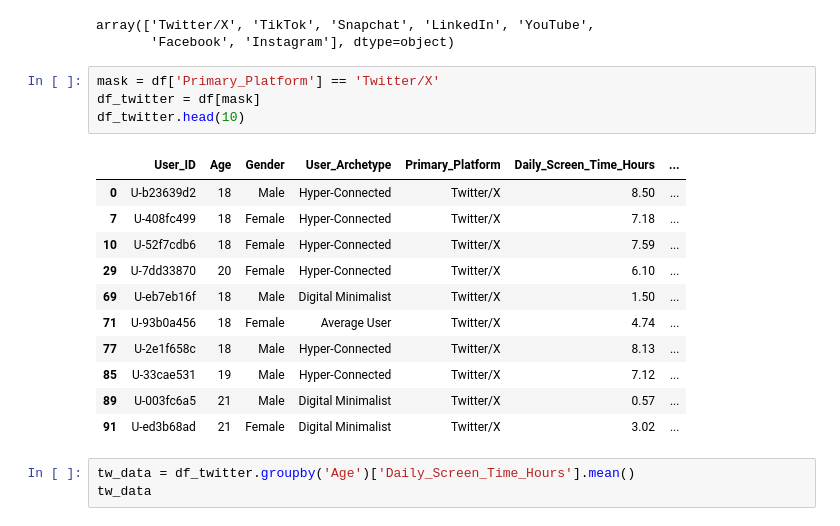
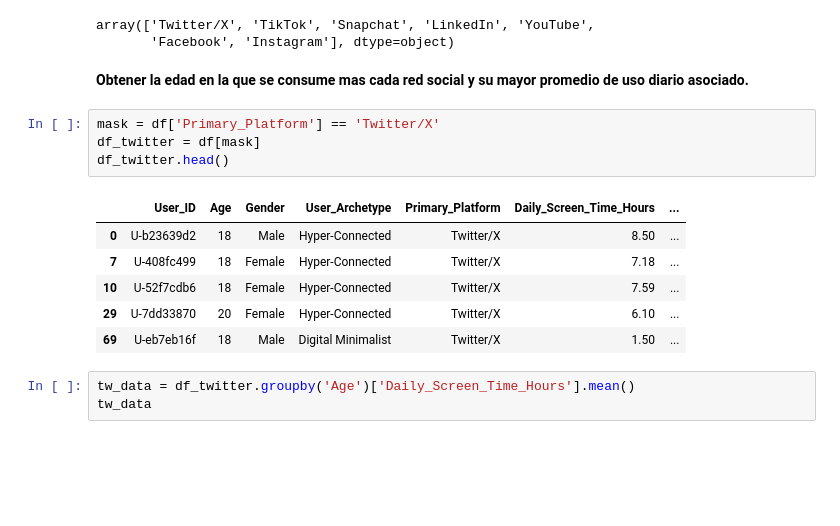
Before and after one commit to mfernandezzz/Pruebas_Tecnicas, a Jupyter notebook: pruebaTecnicaSocialMedia.ipynb, the cells around one changed output. Drawn from its saved outputs; the diff is of its cells as text; blank space fills up the shorter version.

```diff
--- a/pruebaTecnicaSocialMedia.ipynb
+++ b/pruebaTecnicaSocialMedia.ipynb
@@ -78,22 +62,19 @@ df['Primary_Platform'].unique()
 # %% [output]
 array(['Twitter/X', 'TikTok', 'Snapchat', 'LinkedIn', 'YouTube',
        'Facebook', 'Instagram'], dtype=object)
+# %% [markdown]
+**Obtener la edad en la que se consume mas cada red social y su mayor promedio de uso diario asociado.**
 # %%
 mask = df['Primary_Platform'] == 'Twitter/X'
 df_twitter = df[mask]
-df_twitter.head(10)
+df_twitter.head()
 # %% [output]
 |  | User_ID | Age | Gender | User_Archetype | Primary_Platform | Daily_Screen_Time_Hours | ... |
 | 0 | U-b23639d2 | 18 | Male | Hyper-Connected | Twitter/X | 8.50 | ... |
 | 7 | U-408fc499 | 18 | Female | Hyper-Connected | Twitter/X | 7.18 | ... |
 | 10 | U-52f7cdb6 | 18 | Female | Hyper-Connected | Twitter/X | 7.59 | ... |
 | 29 | U-7dd33870 | 20 | Female | Hyper-Connected | Twitter/X | 6.10 | ... |
 | 69 | U-eb7eb16f | 18 | Male | Digital Minimalist | Twitter/X | 1.50 | ... |
-| 71 | U-93b0a456 | 18 | Female | Average User | Twitter/X | 4.74 | ... |
-| 77 | U-2e1f658c | 18 | Male | Hyper-Connected | Twitter/X | 8.13 | ... |
-| 85 | U-33cae531 | 19 | Male | Hyper-Connected | Twitter/X | 7.12 | ... |
-| 89 | U-003fc6a5 | 21 | Male | Digital Minimalist | Twitter/X | 0.57 | ... |
-| 91 | U-ed3b68ad | 21 | Female | Digital Minimalist | Twitter/X | 3.02 | ... |
 # %%
 tw_data = df_twitter.groupby('Age')['Daily_Screen_Time_Hours'].mean()
 tw_data
```
Also changed, not shown: parts of 36 cells of this notebook.
